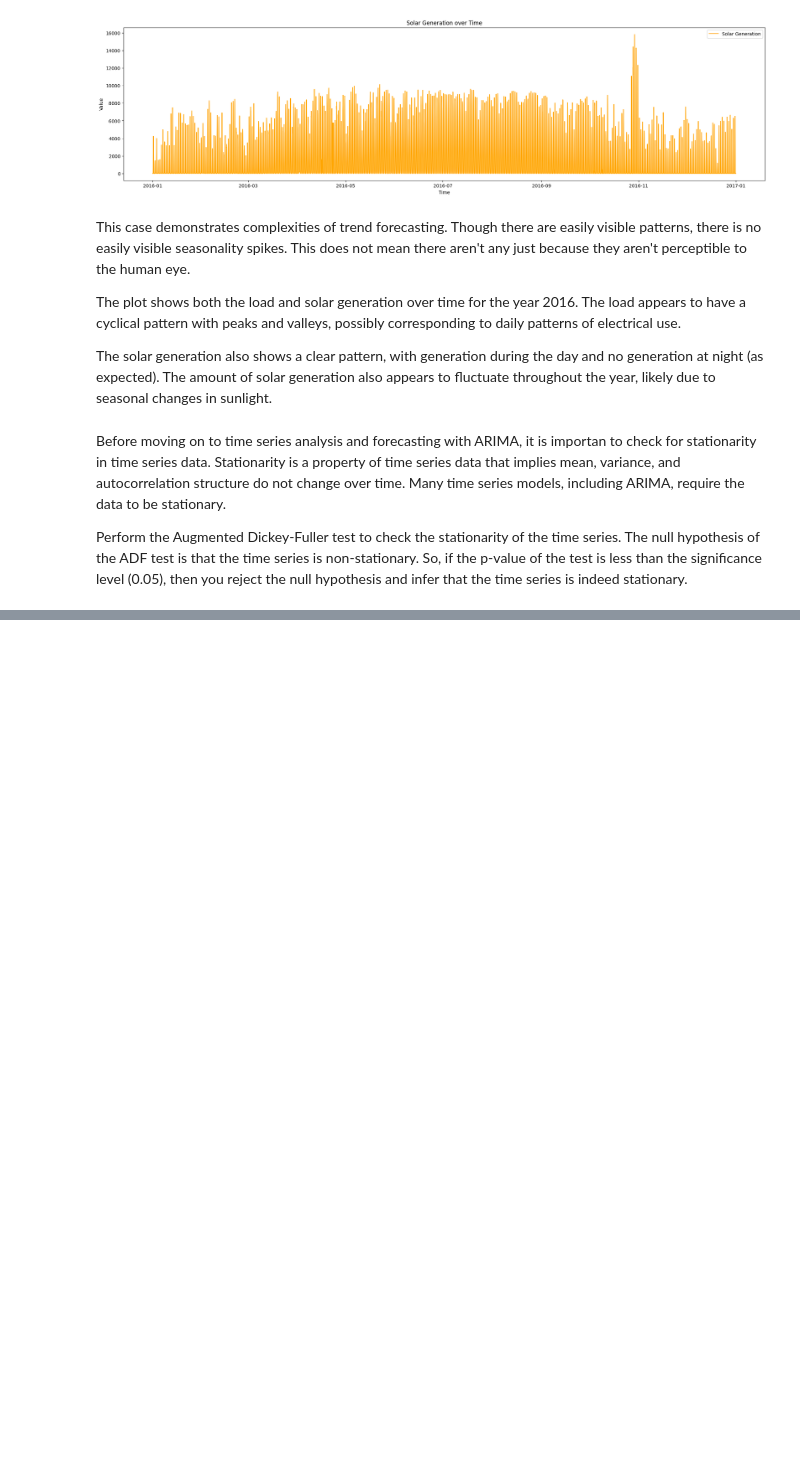
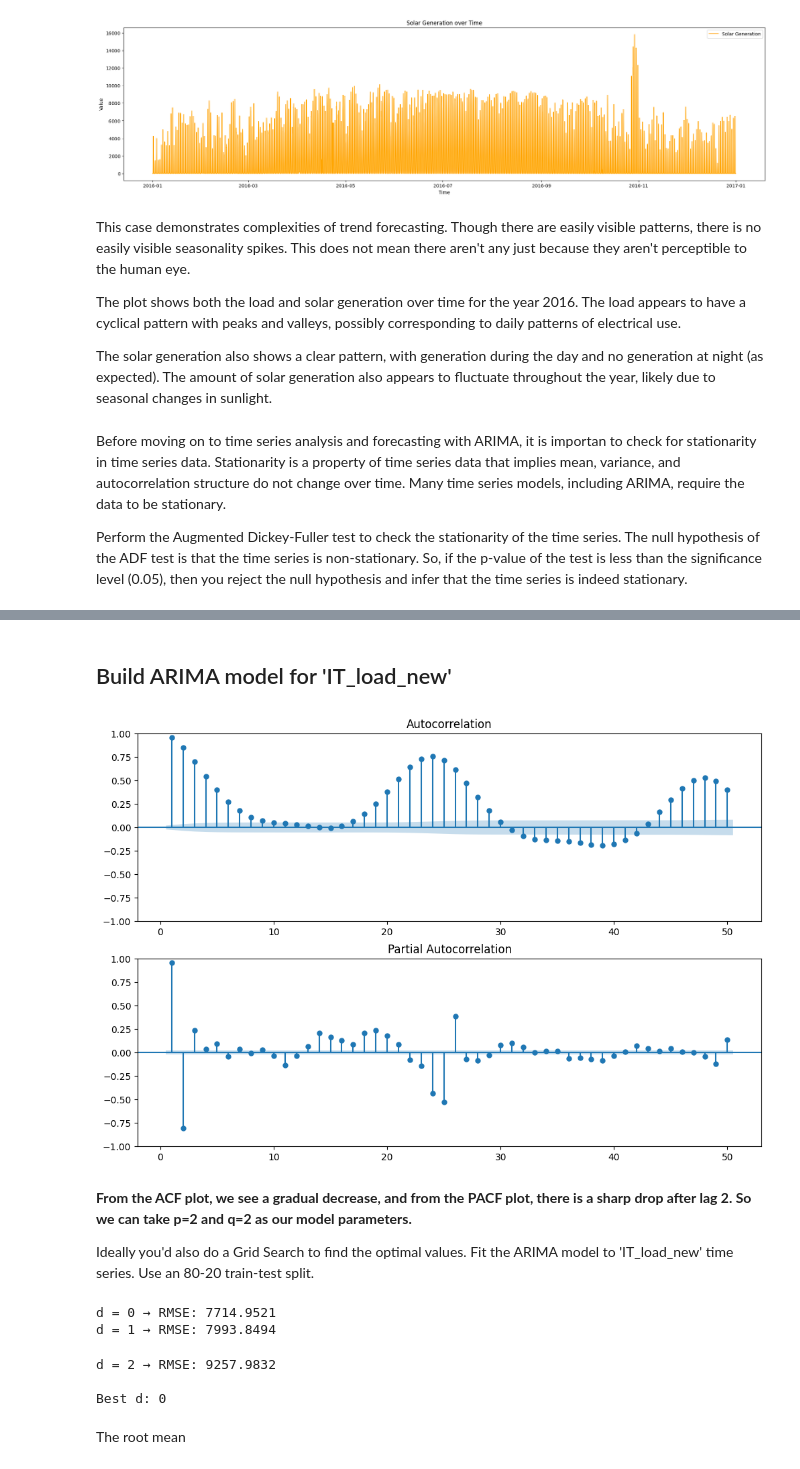
Before and after one commit to srsimonson/time-series-projects, a Jupyter notebook: energy_demand_forecasting/time_series_analysis.ipynb, the cells around one changed output, grey strips where cells are left out. Drawn from its saved outputs; the diff is of its cells as text; code cells hidden in the pictures; blank space fills up the shorter version.

Commit message:
run arima model with 3 d values

```diff
--- a/energy_demand_forecasting/time_series_analysis.ipynb
+++ b/energy_demand_forecasting/time_series_analysis.ipynb
@@ -78,0 +89,6 @@ Perform the Augmented Dickey-Fuller test to check the stationarity of the time s
+# %%
+# Fill missing values using forward fill
+data['IT_load_new'].fillna(method='ffill', inplace=True)
+
+# Check again for missing values
+data.isnull().sum()
@@ -78,0 +162,54 @@ Perform the Augmented Dickey-Fuller test to check the stationarity of the time s
+# %% [markdown]
+## Build ARIMA model for 'IT_load_new'
+# %%
+from statsmodels.graphics.tsaplots import plot_acf, plot_pacf
+
+# Plot acf and pacf
+fig, (ax1, ax2) = plt.subplots(2, 1, figsize=(12,8))
+plot_acf(data['IT_load_new'], lags=50, zero=False, ax=ax1)
+plot_pacf(data['IT_load_new'], lags=50, zero=False, ax=ax2)
+plt.show()
+# %% [output]
+[figure, added]
+# %% [markdown]
+**From the ACF plot, we see a gradual decrease, and from the PACF plot, there is a sharp drop after lag 2. So we can take p=2 and q=2 as our model parameters.**
+
+Ideally you'd also do a Grid Search to find the optimal values. Fit the ARIMA model to 'IT_load_new' time series. Use an 80-20 train-test split.
+# %%
+from statsmodels.tsa.arima.model import ARIMA
+from sklearn.metrics import mean_squared_error
+from math import sqrt
+
+# Train-test split
+series = data['IT_load_new']
+
+train_size = int(len(series) * 0.8)
+train, test = series[:train_size], series[train_size:]
+
+# Store results
+results = {}
+
+# Test different d values
+for d in [0, 1, 2]:
+    model = ARIMA(train, order=(2, d, 2))
+    model_fit = model.fit()
+
+    predictions = model_fit.predict(
+        start=len(train),
+        end=len(train) + len(test) - 1
+    )
+
+    rmse = sqrt(mean_squared_error(test, predictions))
+    results[d] = rmse
+
+    print(f"d = {d} → RMSE: {rmse:.4f}")
+
+print("\nBest d:", min(results, key=results.get))
+# %% [output]
+d = 0 → RMSE: 7714.9521
+d = 1 → RMSE: 7993.8494
+d = 2 → RMSE: 9257.9832
+
+Best d: 0
+# %% [markdown]
+The root mean
```
Also changed, not shown: parts of 7 cells of this notebook.
